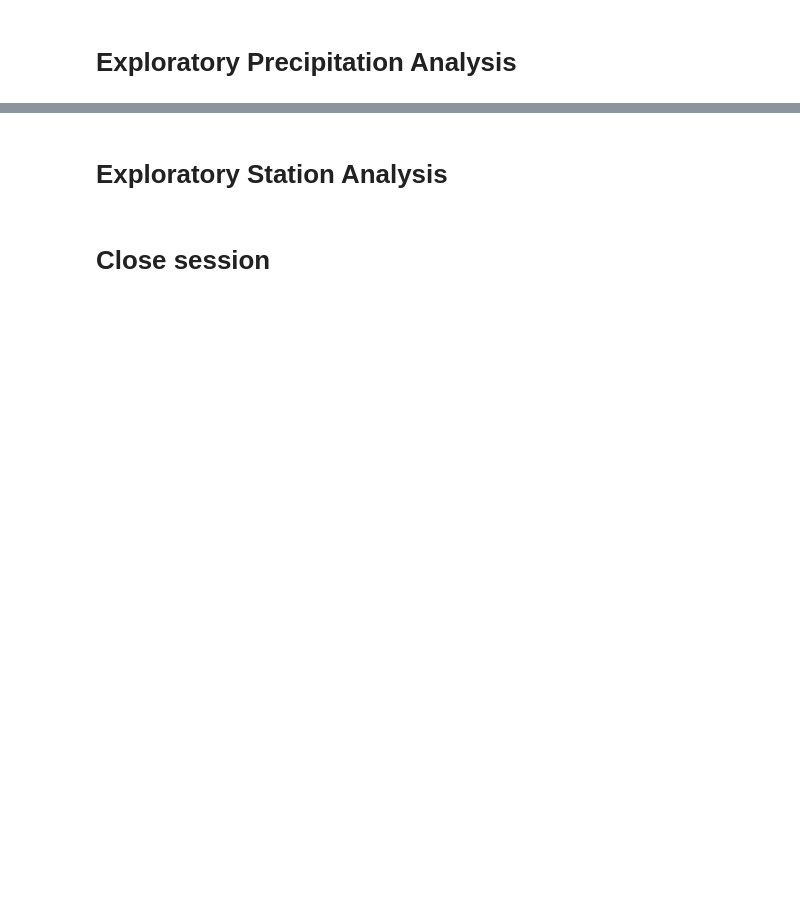
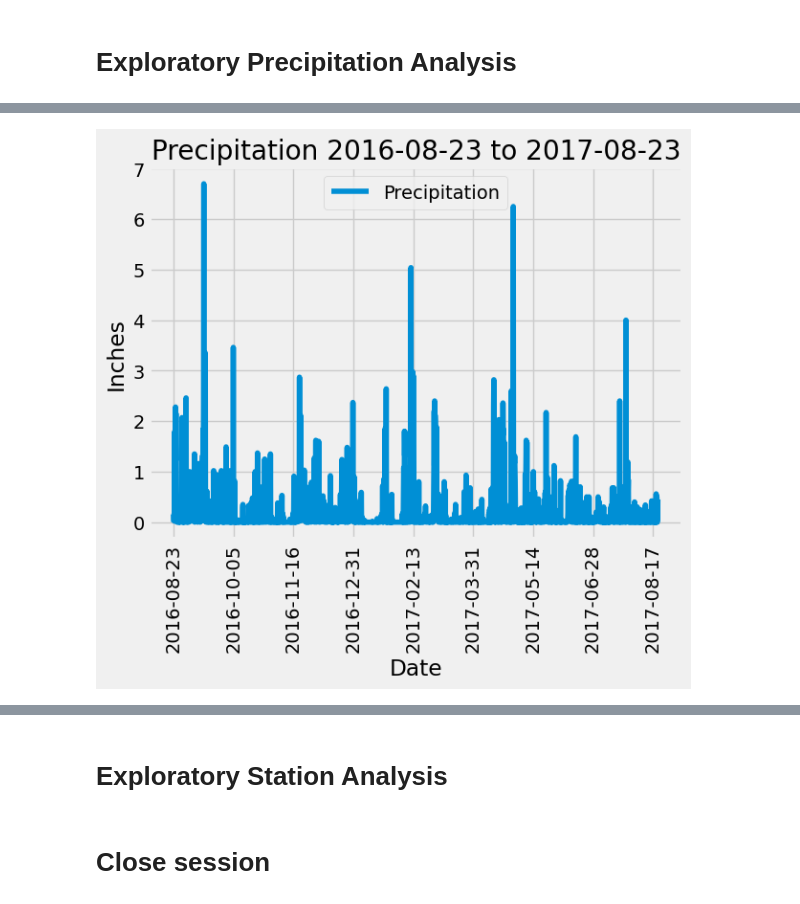
Before and after one commit to vgpass/sqlalchemy-challenge, a Jupyter notebook: SurfsUp/Instructions/climate_starter_working.ipynb, the cells around one changed output, grey strips where cells are left out. Drawn from its saved outputs; the diff is of its cells as text; code cells hidden in the pictures; blank space fills up the shorter version.

```diff
--- a/SurfsUp/Instructions/climate_starter_working.ipynb
+++ b/SurfsUp/Instructions/climate_starter_working.ipynb
@@ -85,15 +63,26 @@ for row in session.query(Measure.station, Measure.date).limit(15).all():
 # Starting from the most recent data point in the database.
 
 # Calculate the date one year from the last date in data set.
-
+current = dt.date(2017, 8, 23)
+current
+year_ago = current - dt.timedelta(days=365)
+print(year_ago)
 
 # Perform a query to retrieve the data and precipitation scores
-
+last_year_prcp = session.query(Measure.date, Measure.prcp).\
+    filter(Measure.date >= year_ago).\
+    filter(Measure.date <= current).\
+    order_by(Measure.date).all()
+# for x in last_year_prcp:
+#     print (x)
 
 # Save the query results as a Pandas DataFrame and set the index to the date column
-
+rain_df = pd.DataFrame(last_year_prcp)
+# rain_df.head()
+clean_rain_df = rain_df.dropna(how='any')
+clean_rain_df
+# rain_df.set_index('date', inplace=False)
 
 # Sort the dataframe by date
-
-
-# Use Pandas Plotting with Matplotlib to plot the data
+# rain_df_sort = rain_df.sort_index(ascending=True)
+# rain_df_sort.head(20)
@@ -99,0 +104,14 @@ for row in session.query(Measure.station, Measure.date).limit(15).all():
+# %%
+clean_rain_df.plot('date', 'prcp')
+font = {'weight': 'bold', 'size': '10'}
+# plt.figure(figsize=(8,7))
+plt.xlabel("Date")
+plt.ylabel("Inches")
+plt.title(f'Precipitation {year_ago} to {current}')
+plt.legend(["Precipitation"],loc='best')
+plt.xticks(rotation="vertical")
+# plt.tight_layout()
+# plt.savefig("./precipitation_by_dates.png")
+plt.show()
+# %% [output]
+[figure, added]
```
Also changed, not shown: parts of 9 cells of this notebook.
